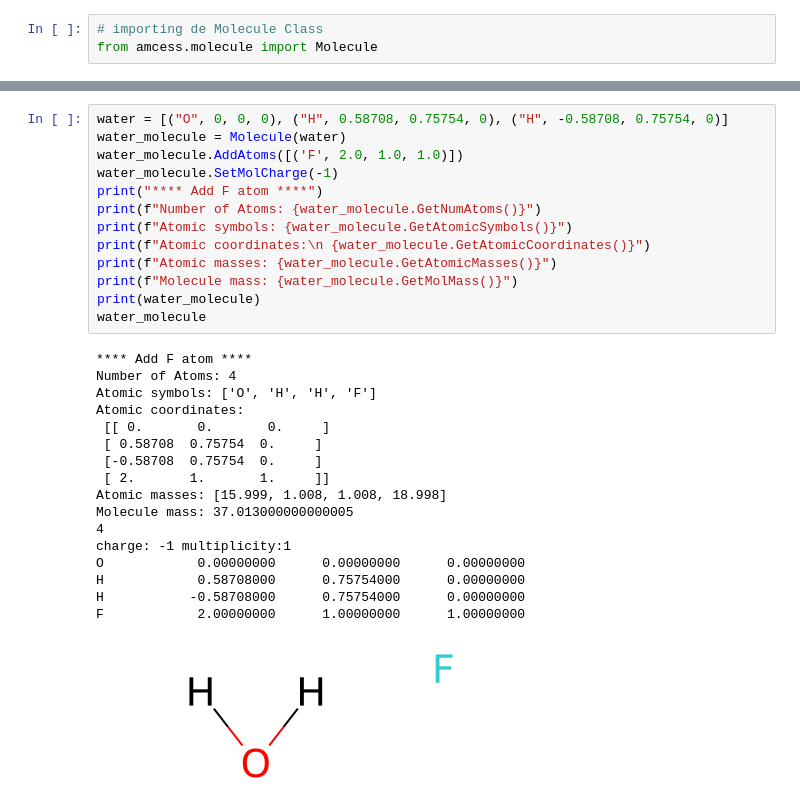
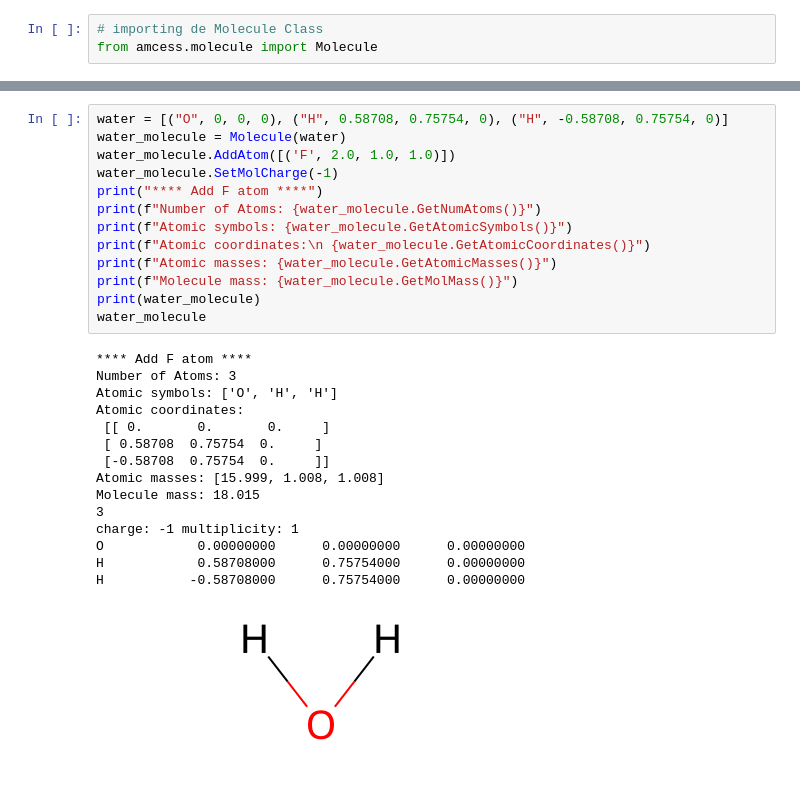
Before and after one commit to e-florez/amcess, a Jupyter notebook: workflow/08_rdkit_molecule.ipynb, the cells around one changed output, grey strips where cells are left out. Saved outputs shown, nothing was run; the diff lists cells and outputs as text.

Commit message:
08 jupyter is update because AddAtoms is rename to AddAtom

```diff
--- a/workflow/08_rdkit_molecule.ipynb
+++ b/workflow/08_rdkit_molecule.ipynb
@@ -67,34 +68,32 @@ H            0.82831927     -0.18133987      0.00000000
 # %%
 water = [("O", 0, 0, 0), ("H", 0.58708, 0.75754, 0), ("H", -0.58708, 0.75754, 0)]
 water_molecule = Molecule(water)
-water_molecule.AddAtoms([('F', 2.0, 1.0, 1.0)])
+water_molecule.AddAtom([('F', 2.0, 1.0, 1.0)])
 water_molecule.SetMolCharge(-1)
 print("**** Add F atom ****")
 print(f"Number of Atoms: {water_molecule.GetNumAtoms()}")
 print(f"Atomic symbols: {water_molecule.GetAtomicSymbols()}")
 print(f"Atomic coordinates:\n {water_molecule.GetAtomicCoordinates()}")
 print(f"Atomic masses: {water_molecule.GetAtomicMasses()}")
 print(f"Molecule mass: {water_molecule.GetMolMass()}")
 print(water_molecule)
 water_molecule
 # %% [output]
 **** Add F atom ****
-Number of Atoms: 4
-Atomic symbols: ['O', 'H', 'H', 'F']
+Number of Atoms: 3
+Atomic symbols: ['O', 'H', 'H']
 Atomic coordinates:
  [[ 0.       0.       0.     ]
  [ 0.58708  0.75754  0.     ]
- [-0.58708  0.75754  0.     ]
- [ 2.       1.       1.     ]]
-Atomic masses: [15.999, 1.008, 1.008, 18.998]
-Molecule mass: 37.013000000000005
-4
-charge: -1 multiplicity:1
+ [-0.58708  0.75754  0.     ]]
+Atomic masses: [15.999, 1.008, 1.008]
+Molecule mass: 18.015
+3
+charge: -1 multiplicity: 1
 O            0.00000000      0.00000000      0.00000000
 H            0.58708000      0.75754000      0.00000000
 H           -0.58708000      0.75754000      0.00000000
-F            2.00000000      1.00000000      1.00000000
-[figure, old version]
+[figure, new version]
 # %%
 ethane = "CC"
 ethane_molecule = Molecule(ethane)
```
Also changed, not shown: parts of 14 cells of this notebook.
